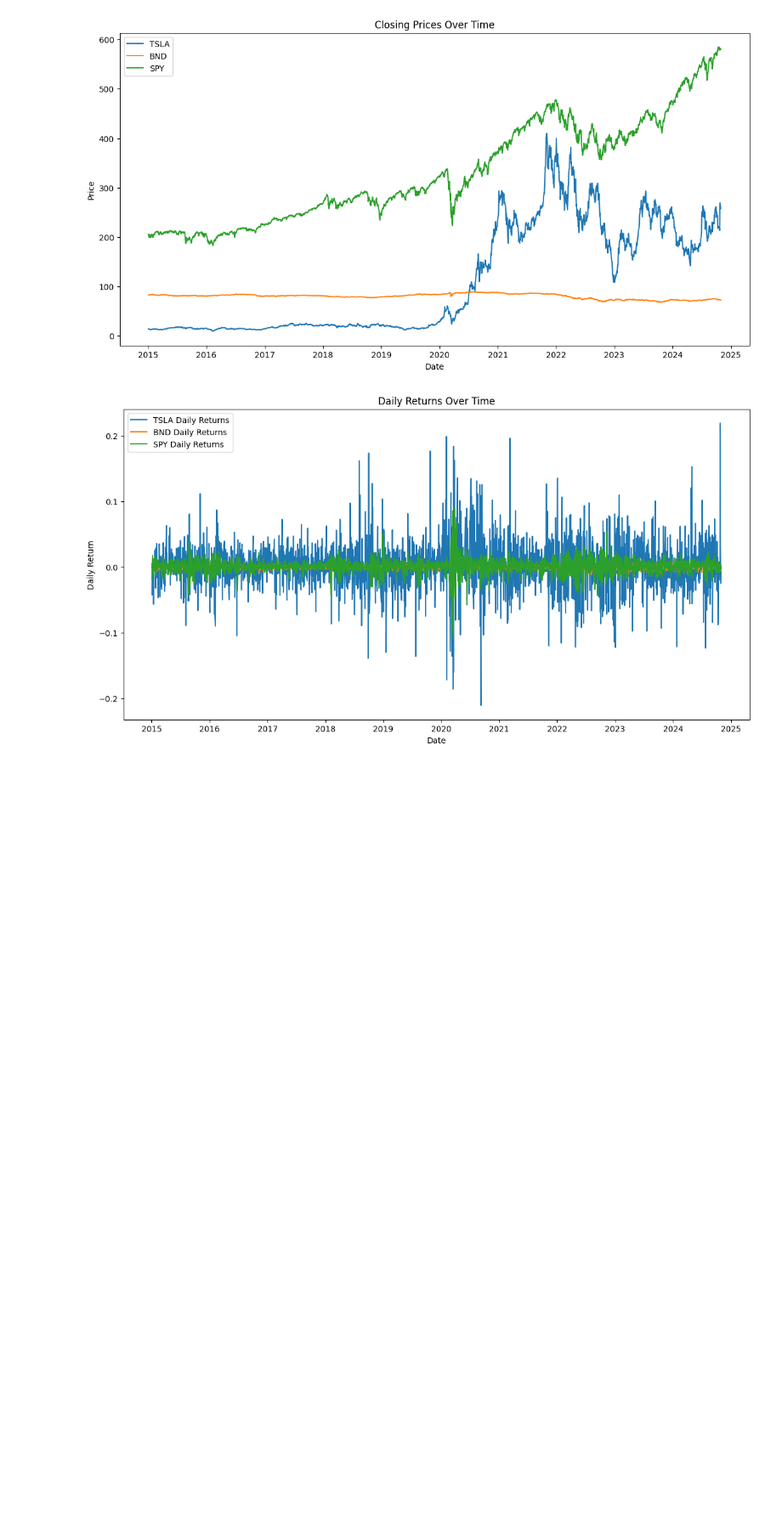
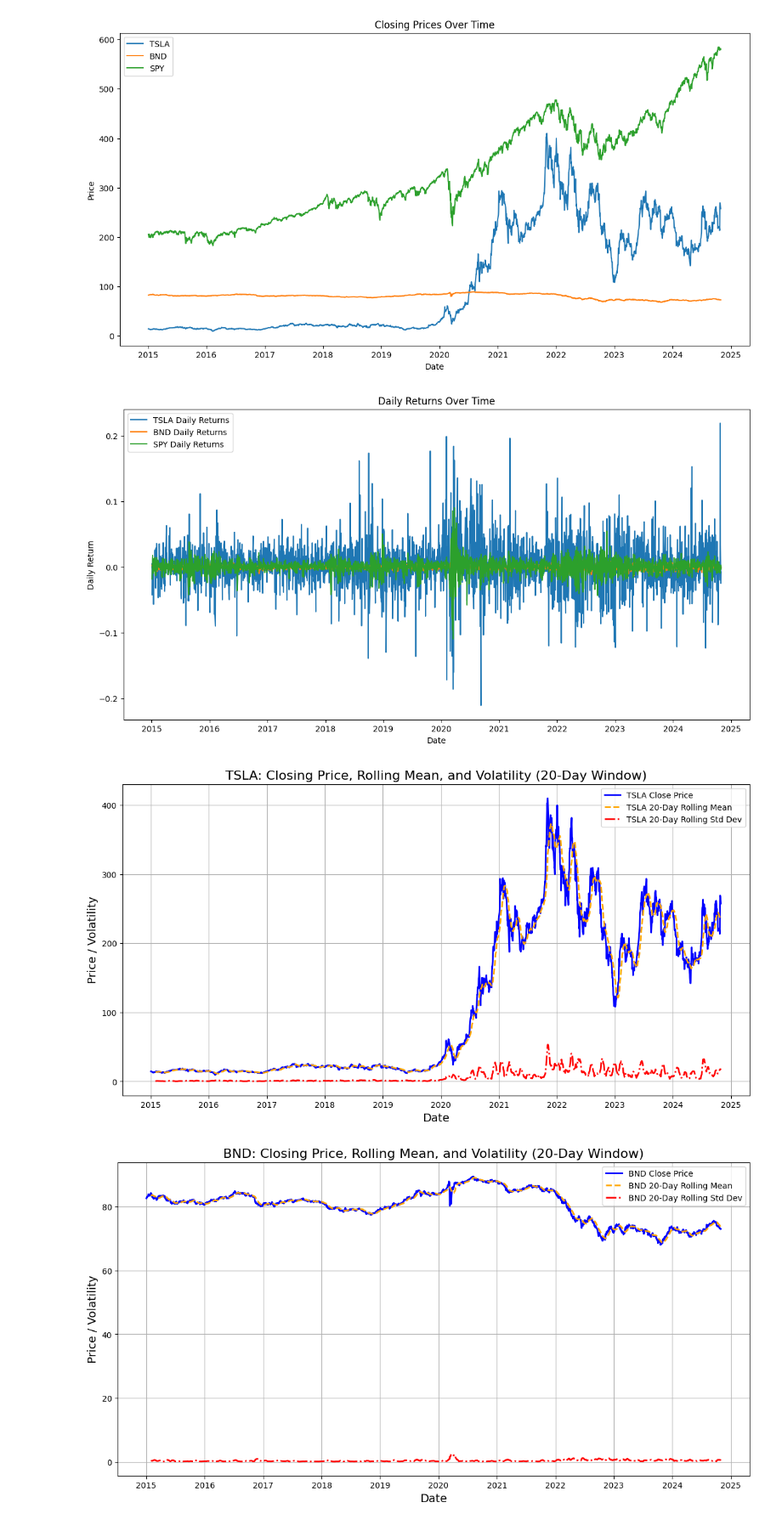
Before and after one commit to brook1167/GMF_Investments-Portfolio-Forecasting, a Jupyter notebook: notebooks/eda.ipynb, the cells around one changed output. Shown: that part at 85% size. Cells and saved outputs as stored; diff of their text form; code cells hidden in the pictures; blank space fills up the shorter version.

Commit message:
plot close price, rolling mean and volatility

```diff
--- a/notebooks/eda.ipynb
+++ b/notebooks/eda.ipynb
@@ -109,3 +109,35 @@ plt.legend()
 plt.show()
 # %% [output]
 [figure]
+# %%
+# Analyze volatility by calculating rolling means and standard deviations (default window size: 20)
+for ticker in tickers:
+    # Calculate rolling mean and standard deviation with default window size (20)
+    rolling_mean = data_df[ticker].rolling(window=20).mean()
+    rolling_std = data_df[ticker].rolling(window=20).std()
+
+    # Plot the data
+    plt.figure(figsize=(14, 7))
+
+    # Plotting the close price, rolling mean, and rolling standard deviation
+    plt.plot(data_df[ticker], label=f'{ticker} Close Price', color='blue', linestyle='-', linewidth=2)
+    plt.plot(rolling_mean, label=f'{ticker} 20-Day Rolling Mean', color='orange', linestyle='--', linewidth=2)
+    plt.plot(rolling_std, label=f'{ticker} 20-Day Rolling Std Dev', color='red', linestyle='-.', linewidth=2)
+
+    # Title and labels
+    plt.title(f'{ticker}: Closing Price, Rolling Mean, and Volatility (20-Day Window)', fontsize=16)
+    plt.xlabel('Date', fontsize=14)
+    plt.ylabel('Price / Volatility', fontsize=14)
+
+    # Legend and grid
+    plt.legend()
+    plt.grid(True)
+
+    # Optional: Save the plot as a .png file
+    # plt.savefig(f'{ticker}_volatility_analysis.png')
+
+    # Show the plot
+    plt.show()
+# %% [output]
+[figure, added]
+[figure, added]
```
Also changed, not shown: parts of 2 cells of this notebook.
